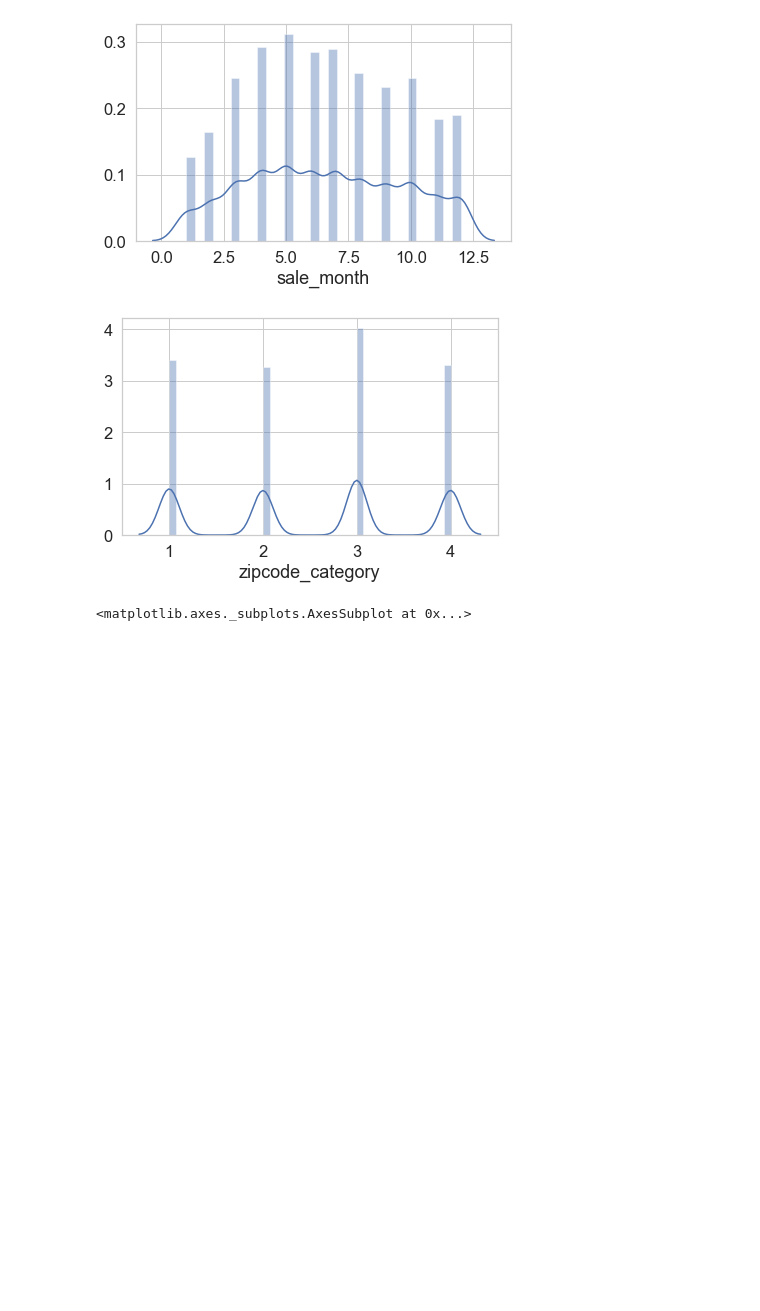
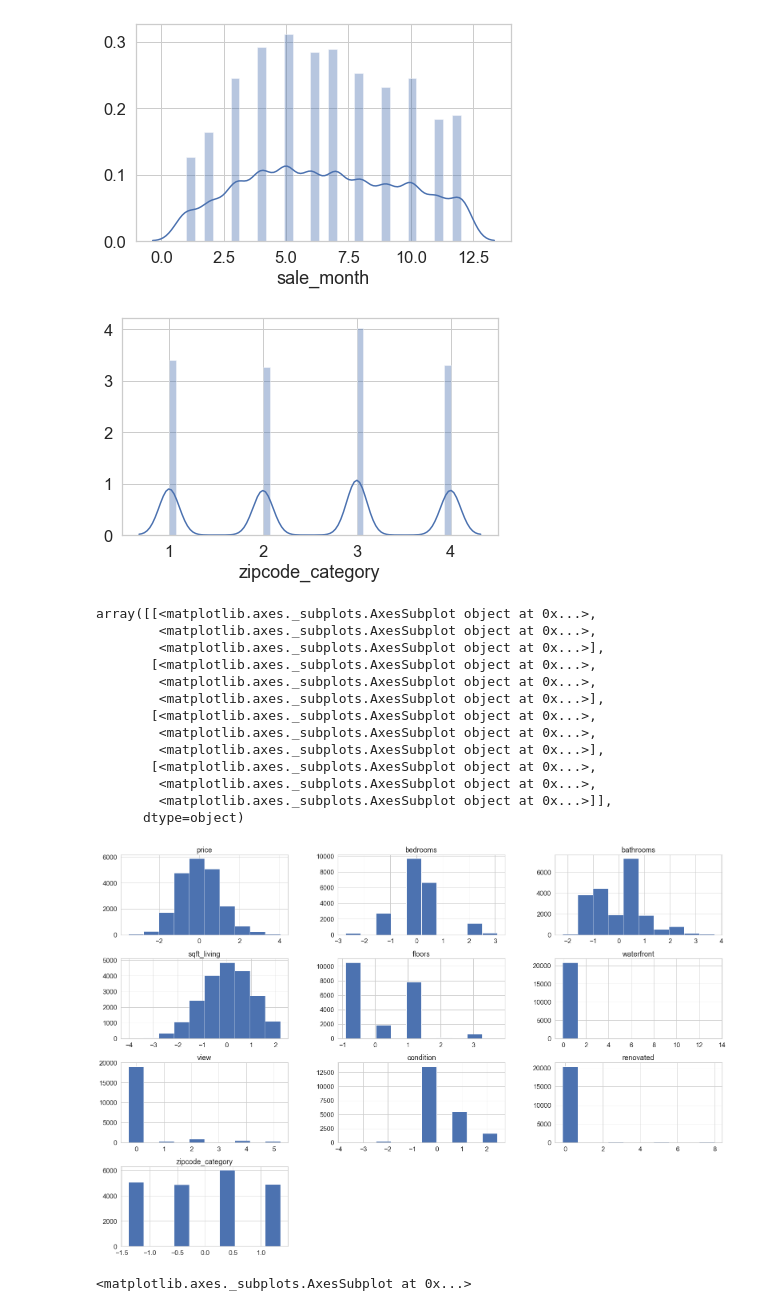
Before and after one commit to JonahFlateman/King-County-Sale-Prices, a Jupyter notebook: student.ipynb, the cells around one changed output. Saved outputs shown, nothing was run; the diff lists cells and outputs as text; code cells hidden in the pictures; blank space fills up the shorter version.

```diff
--- a/student.ipynb
+++ b/student.ipynb
@@ -447,3 +447,24 @@ df['sqft_living'] = transform(log_sqft_living)
+# %%
+df['price'] = np.log(df['price'])
+df['sqft_living'] = np.log(df['sqft_living'])
+scaler = StandardScaler()
+scaled = pd.DataFrame(scaler.fit_transform(df), columns=df.columns)
+scaled.hist(figsize=(24,18))
+# %% [output]
+array([[<matplotlib.axes._subplots.AxesSubplot object at 0x...>,
+        <matplotlib.axes._subplots.AxesSubplot object at 0x...>,
+        <matplotlib.axes._subplots.AxesSubplot object at 0x...>],
+       [<matplotlib.axes._subplots.AxesSubplot object at 0x...>,
+        <matplotlib.axes._subplots.AxesSubplot object at 0x...>,
+        <matplotlib.axes._subplots.AxesSubplot object at 0x...>],
+       [<matplotlib.axes._subplots.AxesSubplot object at 0x...>,
+        <matplotlib.axes._subplots.AxesSubplot object at 0x...>,
+        <matplotlib.axes._subplots.AxesSubplot object at 0x...>],
+       [<matplotlib.axes._subplots.AxesSubplot object at 0x...>,
+        <matplotlib.axes._subplots.AxesSubplot object at 0x...>,
+        <matplotlib.axes._subplots.AxesSubplot object at 0x...>]],
+      dtype=object)
+[figure, added]
 # %%
 #Create dummy variables for categoricals, apply to dataframe and drop columns
 df['bedrooms'] = df['bedrooms'].astype('category')
```
Also changed, not shown: parts of 24 cells of this notebook.
